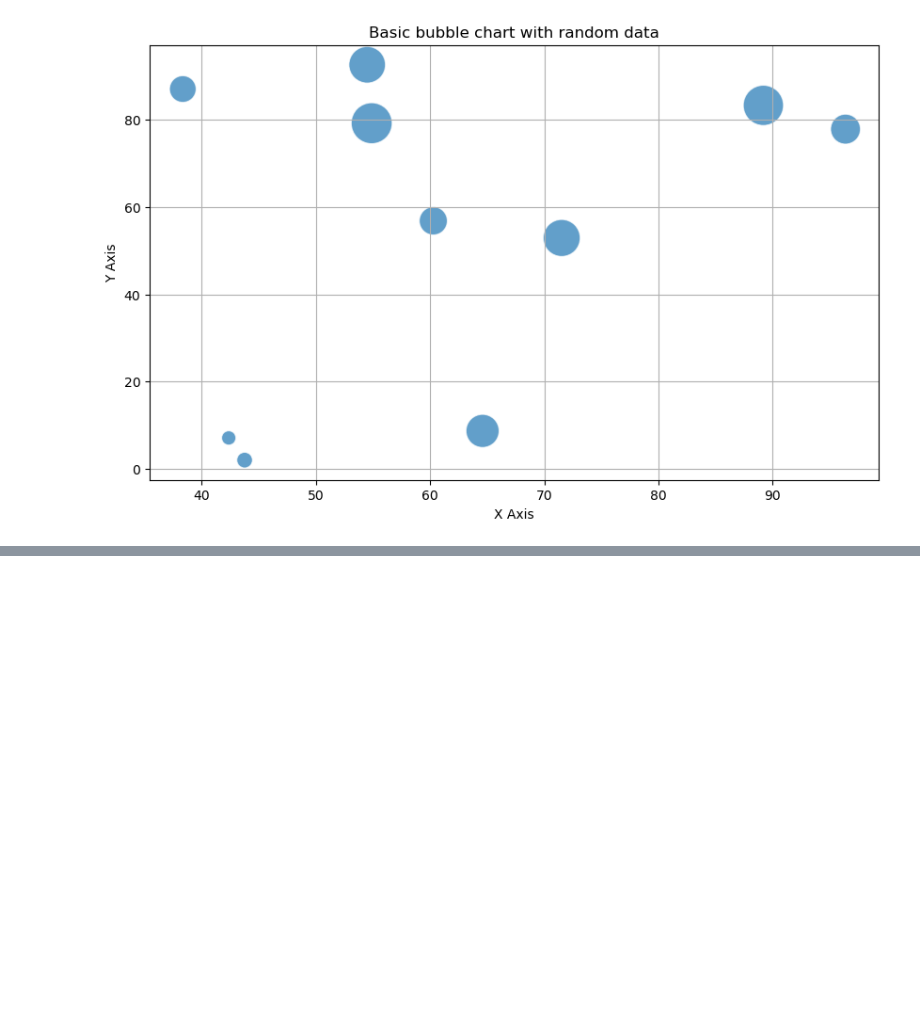
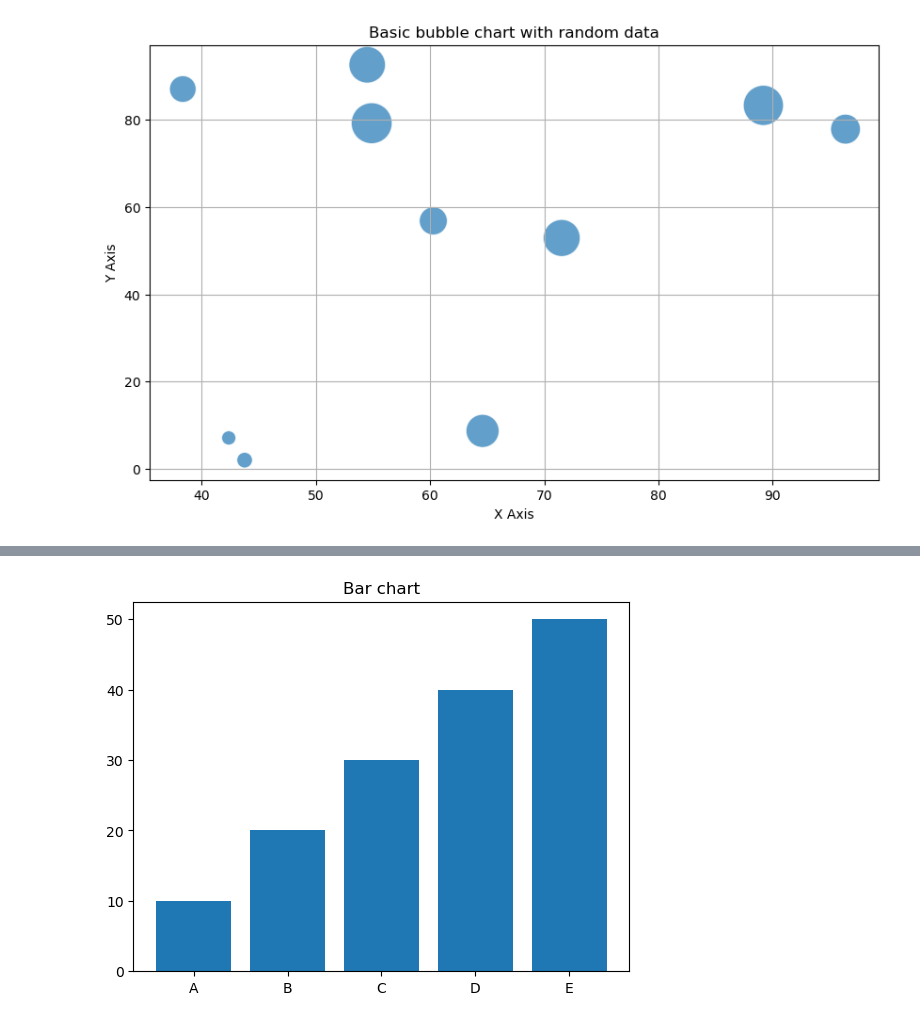
Before and after one commit to Vanshaj14Mohan/Python-College, a Jupyter notebook: num.ipynb, the cells around one changed output, grey strips where cells are left out. Drawn from its saved outputs; the diff is of its cells as text; code cells hidden in the pictures; blank space fills up the shorter version.

```diff
--- a/num.ipynb
+++ b/num.ipynb
@@ -271,0 +281,6 @@ plt.show()
+# %%
+plt.bar(["A", "B", "C", "D", "E"], [10,20,30,40,50])
+plt.title("Bar chart")
+plt.show()
+# %% [output]
+[figure, added]
```
Also changed, not shown: parts of 9 cells of this notebook, 1 other file.
